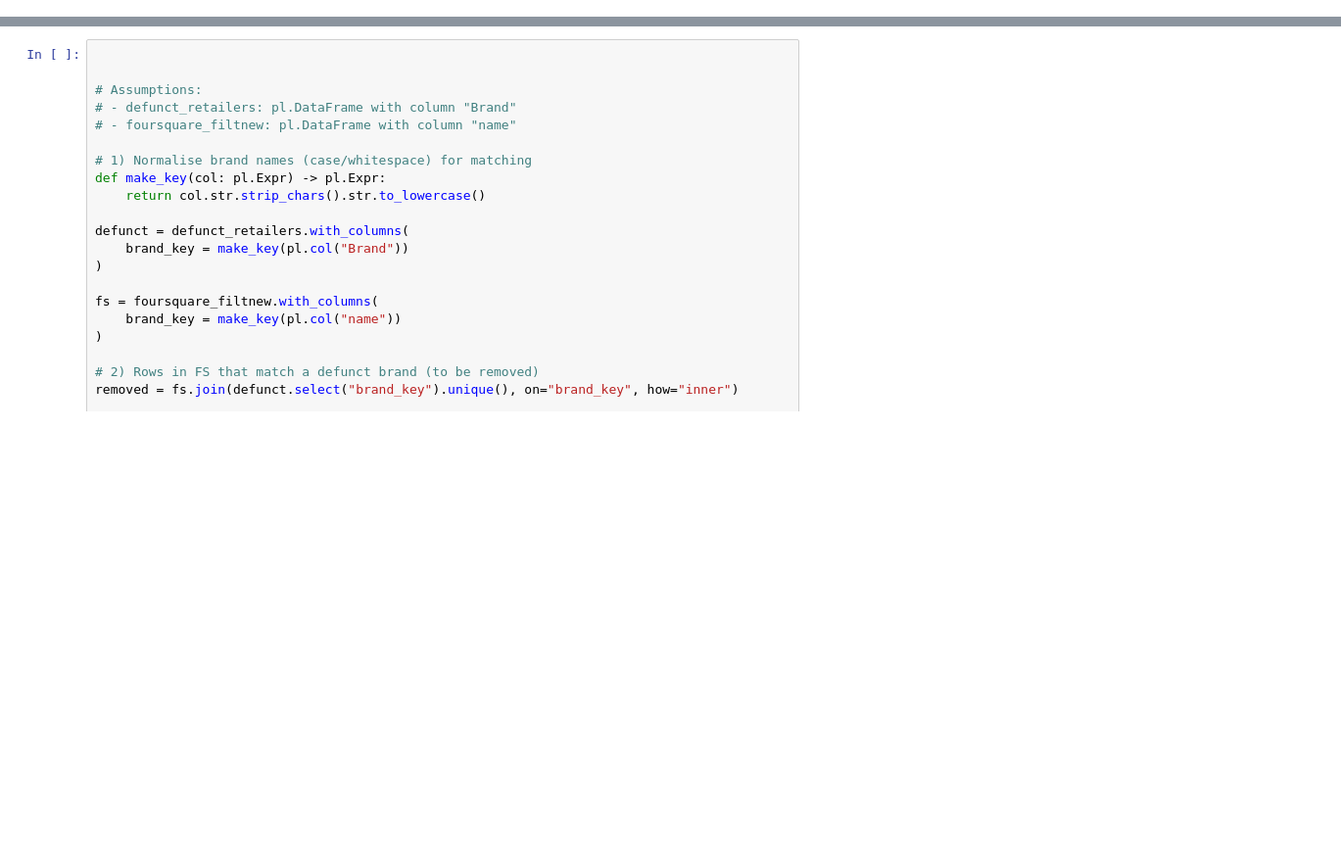
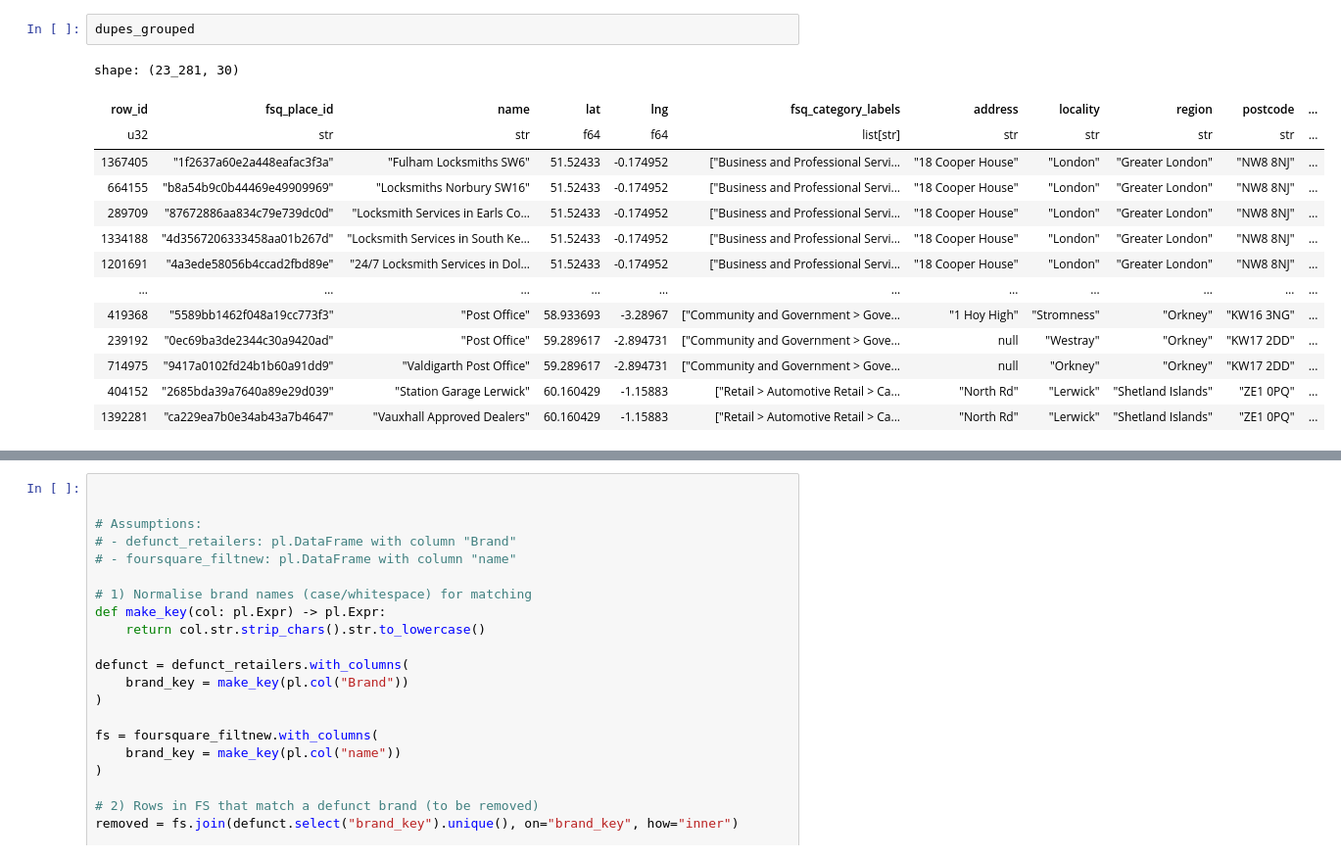
Before and after one commit to GeographicDataService/RetailCentres2026_Unified, a Jupyter notebook: Boundaries/notebooks/testpoifilters.ipynb, the cells around one changed output, grey strips where cells are left out. Shown at 98% size. Cells and saved outputs as stored; diff of their text form; blank space fills up the shorter version.

```diff
--- a/Boundaries/notebooks/testpoifilters.ipynb
+++ b/Boundaries/notebooks/testpoifilters.ipynb
@@ -54,0 +562,17 @@ Filtered Foursquare data (remove closed): 1661090 rows remaining.
+# %%
+dupes_grouped
+# %% [output]
+shape: (23_281, 30)
+| row_id | fsq_place_id | name | lat | lng | fsq_category_labels | address | locality | region | postcode | ... |
+| u32 | str | str | f64 | f64 | list[str] | str | str | str | str | ... |
+| 1367405 | "1f2637a60e2a448eafac3f3a" | "Fulham Locksmiths SW6" | 51.52433 | -0.174952 | ["Business and Professional Servi... | "18 Cooper House" | "London" | "Greater London" | "NW8 8NJ" | ... |
+| 664155 | "b8a54b9c0b44469e49909969" | "Locksmiths Norbury SW16" | 51.52433 | -0.174952 | ["Business and Professional Servi... | "18 Cooper House" | "London" | "Greater London" | "NW8 8NJ" | ... |
+| 289709 | "87672886aa834c79e739dc0d" | "Locksmith Services in Earls Co… | 51.52433 | -0.174952 | ["Business and Professional Servi... | "18 Cooper House" | "London" | "Greater London" | "NW8 8NJ" | ... |
+| 1334188 | "4d3567206333458aa01b267d" | "Locksmith Services in South Ke… | 51.52433 | -0.174952 | ["Business and Professional Servi... | "18 Cooper House" | "London" | "Greater London" | "NW8 8NJ" | ... |
+| 1201691 | "4a3ede58056b4ccad2fbd89e" | "24/7 Locksmith Services in Dol… | 51.52433 | -0.174952 | ["Business and Professional Servi... | "18 Cooper House" | "London" | "Greater London" | "NW8 8NJ" | ... |
+| … | … | … | … | … | … | … | … | … | … | ... |
+| 419368 | "5589bb1462f048a19cc773f3" | "Post Office" | 58.933693 | -3.28967 | ["Community and Government > Gove... | "1 Hoy High" | "Stromness" | "Orkney" | "KW16 3NG" | ... |
+| 239192 | "0ec69ba3de2344c30a9420ad" | "Post Office" | 59.289617 | -2.894731 | ["Community and Government > Gove... | null | "Westray" | "Orkney" | "KW17 2DD" | ... |
+| 714975 | "9417a0102fd24b1b60a91dd9" | "Valdigarth Post Office" | 59.289617 | -2.894731 | ["Community and Government > Gove... | null | "Orkney" | "Orkney" | "KW17 2DD" | ... |
+| 404152 | "2685bda39a7640a89e29d039" | "Station Garage Lerwick" | 60.160429 | -1.15883 | ["Retail > Automotive Retail > Ca... | "North Rd" | "Lerwick" | "Shetland Islands" | "ZE1 0PQ" | ... |
+| 1392281 | "ca229ea7b0e34ab43a7b4647" | "Vauxhall Approved Dealers" | 60.160429 | -1.15883 | ["Retail > Automotive Retail > Ca... | "North Rd" | "Lerwick" | "Shetland Islands" | "ZE1 0PQ" | ... |
```
Also changed, not shown: parts of 18 cells of this notebook, 4 other files.
